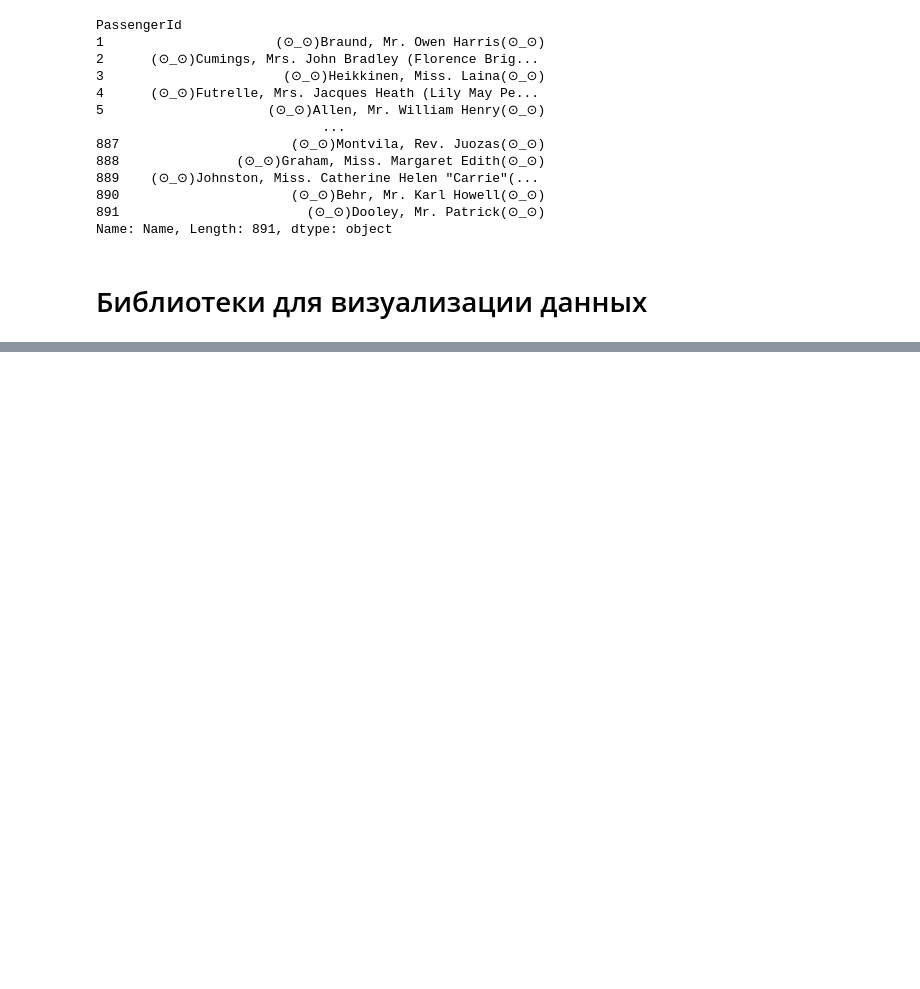
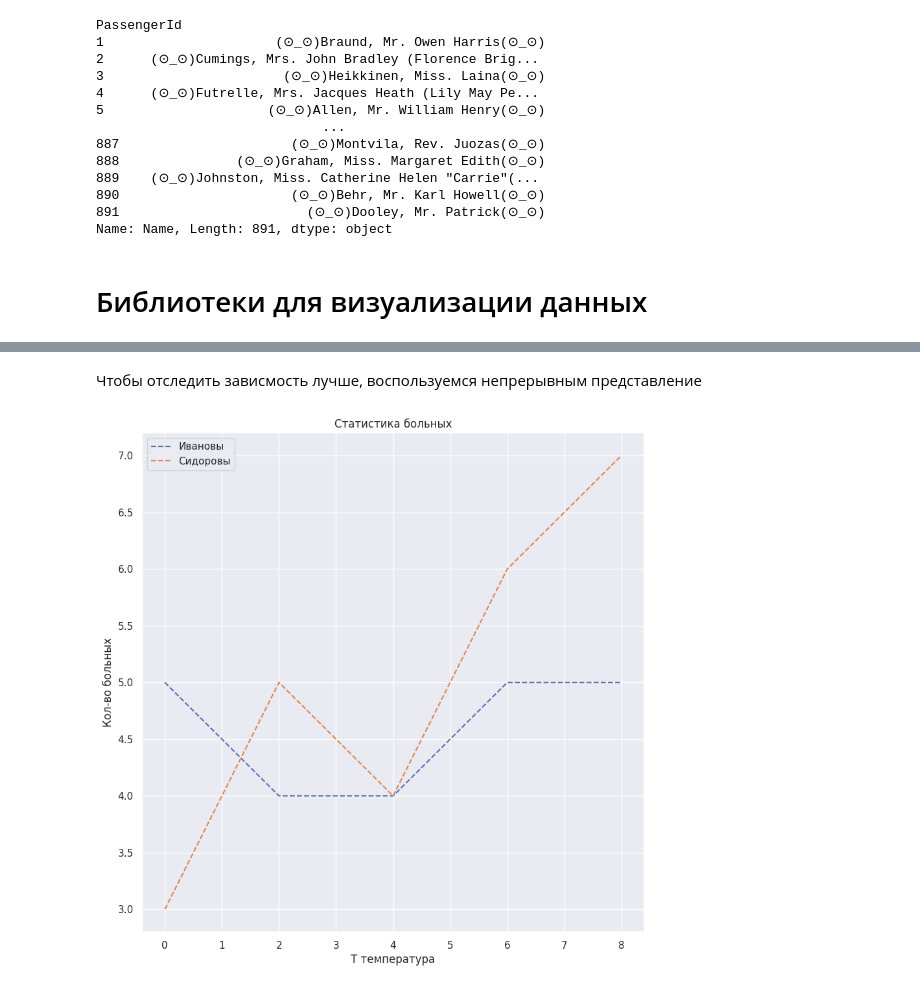
Before and after one commit to kirilltobola/perseus, a Jupyter notebook: 1.libraries/seminar_1.ipynb, the cells around one changed output, grey strips where cells are left out. Cells and saved outputs as stored; diff of their text form; code cells hidden in the pictures; blank space fills up the shorter version.

```diff
--- a/1.libraries/seminar_1.ipynb
+++ b/1.libraries/seminar_1.ipynb
@@ -746,0 +805,12 @@ https://mlcourse.ai/book/topic02/topic02_visual_data_analysis.html
+# %% [markdown]
+Чтобы отследить зависмость лучше, воспользуемся непрерывным представление
+# %%
+plt.plot(x, family_ivan, '--', label='Ивановы')
+plt.plot(x, family_sid, '--', label='Сидоровы')
+plt.title('Статистика больных')
+plt.ylabel('Кол-во больных')
+plt.xlabel('T температура')
+plt.legend()
+plt.show()
+# %% [output]
+[figure, added]
```
Also changed, not shown: parts of 37 cells of this notebook, 10 other files.
